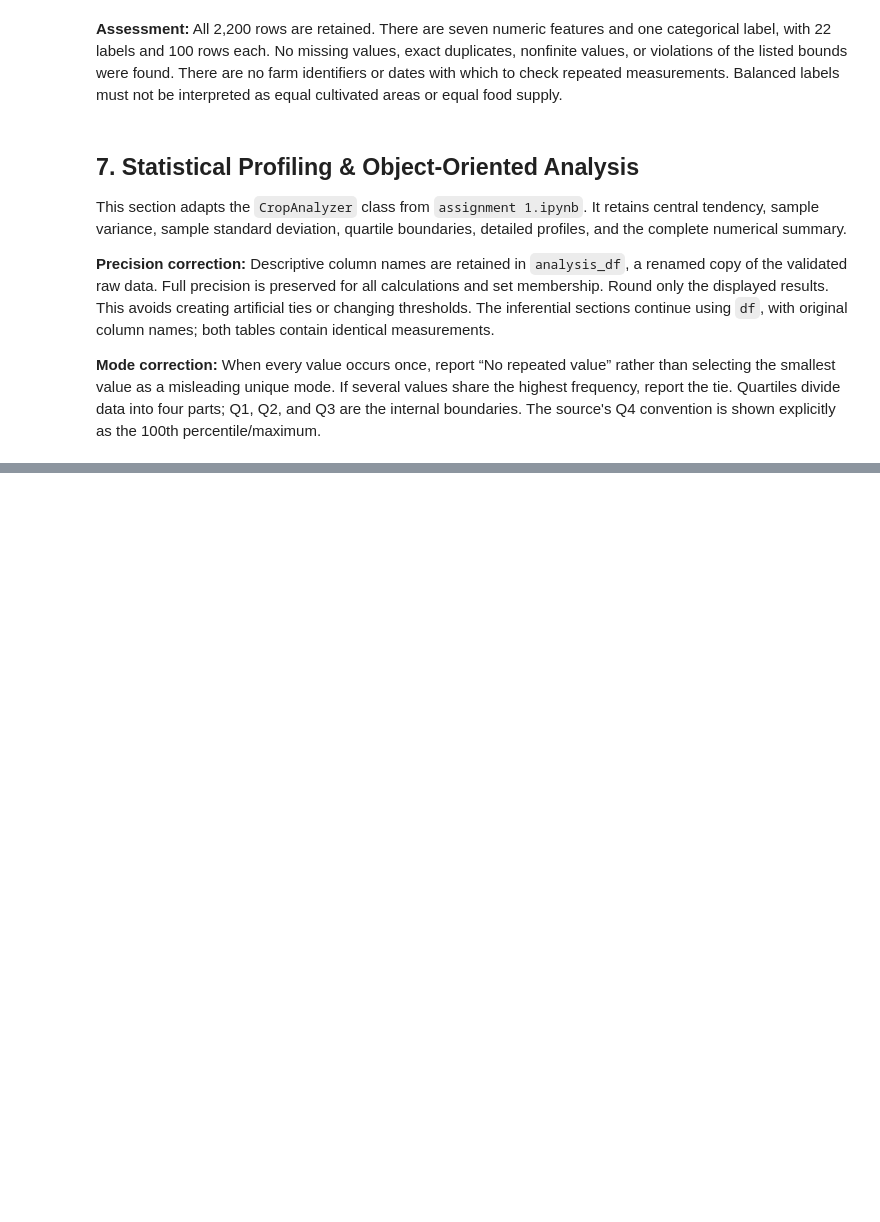
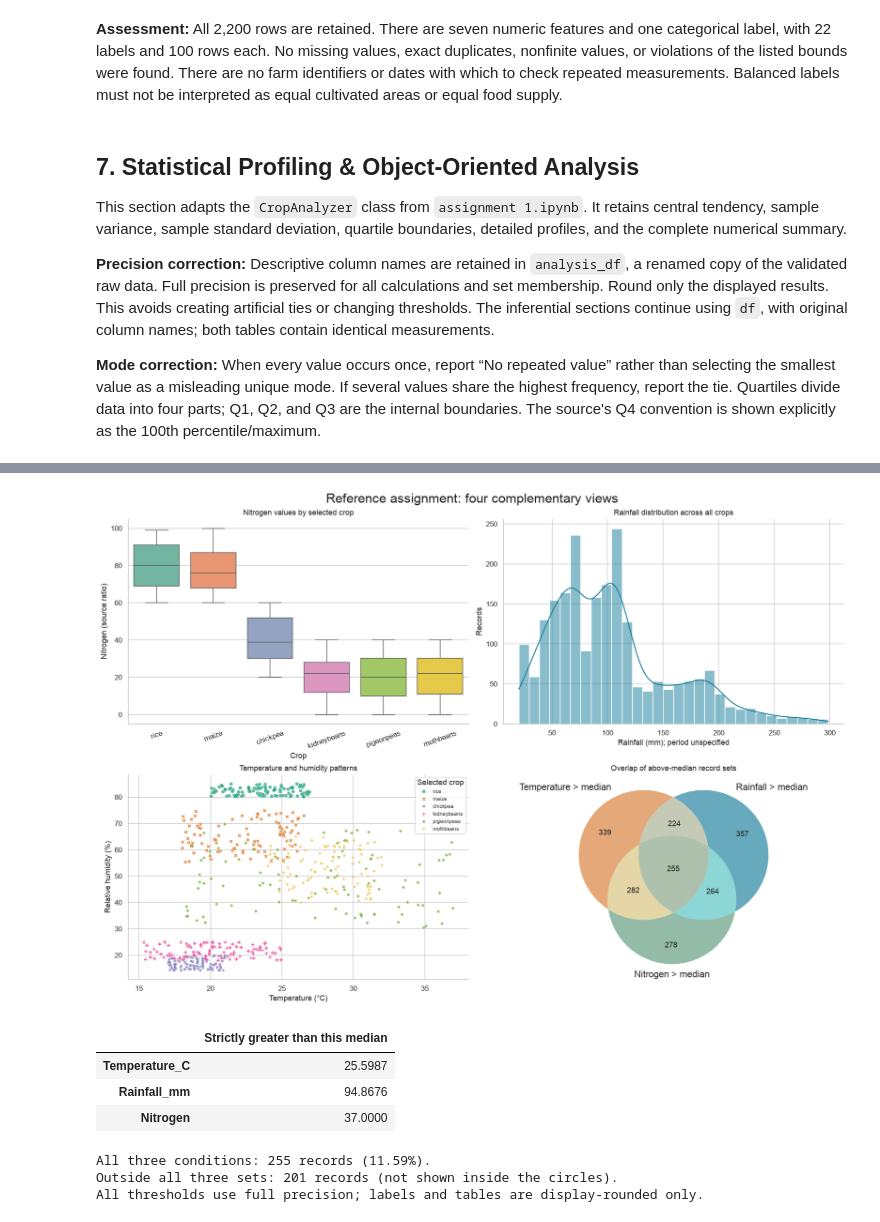
Before and after one commit to UbaidUllah777/Crop_Recommendation_Analysis, a Jupyter notebook: Crop_Recommendation_Workshop_A.ipynb, the cells around one changed output, grey strips where cells are left out. Saved outputs shown, nothing was run; the diff lists cells and outputs as text; code cells hidden in the pictures; blank space fills up the shorter version.

```diff
--- a/Crop_Recommendation_Workshop_A.ipynb
+++ b/Crop_Recommendation_Workshop_A.ipynb
@@ -309,0 +319,44 @@ assert np.isclose(complete_summary.loc['Rainfall_mm', 'Mean'], df.rainfall.mean(
+# %%
+selected_crops = ['rice', 'maize', 'chickpea', 'kidneybeans', 'pigeonpeas', 'mothbeans']
+selected_df = analysis_df[analysis_df.Crop.isin(selected_crops)]
+fig, axes = plt.subplots(2, 2, figsize=(16, 11), layout='constrained')
+sns.boxplot(data=selected_df, x='Crop', y='Nitrogen', hue='Crop',
+            order=selected_crops, palette='Set2', legend=False, ax=axes[0, 0])
+axes[0, 0].set(title='Nitrogen values by selected crop', xlabel='Crop', ylabel='Nitrogen (source ratio)')
+axes[0, 0].tick_params(axis='x', rotation=20)
+sns.histplot(data=analysis_df, x='Rainfall_mm', bins=30, kde=True,
+             color='#167D9A', ax=axes[0, 1])
+axes[0, 1].set(title='Rainfall distribution across all crops',
+               xlabel='Rainfall (mm); period unspecified', ylabel='Records')
+sns.scatterplot(data=selected_df, x='Temperature_C', y='Humidity_Pct', hue='Crop',
+                style='Crop', hue_order=selected_crops, palette='Dark2', s=30, alpha=.7, ax=axes[1, 0])
+axes[1, 0].set(title='Temperature and humidity patterns', xlabel='Temperature (°C)', ylabel='Relative humidity (%)')
+axes[1, 0].legend(title='Selected crop', fontsize=8, loc='upper right')
+
+threshold_columns = ['Temperature_C', 'Rainfall_mm', 'Nitrogen']
+thresholds = analysis_df[threshold_columns].median()
+high_temp = set(analysis_df.index[analysis_df.Temperature_C > thresholds.Temperature_C])
+high_rain = set(analysis_df.index[analysis_df.Rainfall_mm > thresholds.Rainfall_mm])
+high_nitrogen = set(analysis_df.index[analysis_df.Nitrogen > thresholds.Nitrogen])
+venn3([high_temp, high_rain, high_nitrogen],
+      set_labels=('Temperature > median', 'Rainfall > median', 'Nitrogen > median'),
+      set_colors=('#D77B32', '#167D9A', '#5B9779'), alpha=.65, ax=axes[1, 1])
+axes[1, 1].set_title('Overlap of above-median record sets')
+fig.suptitle('Reference assignment: four complementary views', fontsize=20)
+save_show(fig, '06_reference_visual_analytics.png')
+
+overlap_count = len(high_temp & high_rain & high_nitrogen)
+outside_count = len(analysis_df) - len(high_temp | high_rain | high_nitrogen)
+display(thresholds.to_frame('Strictly greater than this median'))
+print(f'All three conditions: {overlap_count} records ({overlap_count/len(df):.2%}).')
+print(f'Outside all three sets: {outside_count} records (not shown inside the circles).')
+print('All thresholds use full precision; labels and tables are display-rounded only.')
+# %% [output]
+[figure, added]
+|  | Strictly greater than this median |
+| Temperature_C | 25.5987 |
+| Rainfall_mm | 94.8676 |
+| Nitrogen | 37.0000 |
+All three conditions: 255 records (11.59%).
+Outside all three sets: 201 records (not shown inside the circles).
+All thresholds use full precision; labels and tables are display-rounded only.
```
Also changed, not shown: parts of 12 cells of this notebook, 1 other file.
